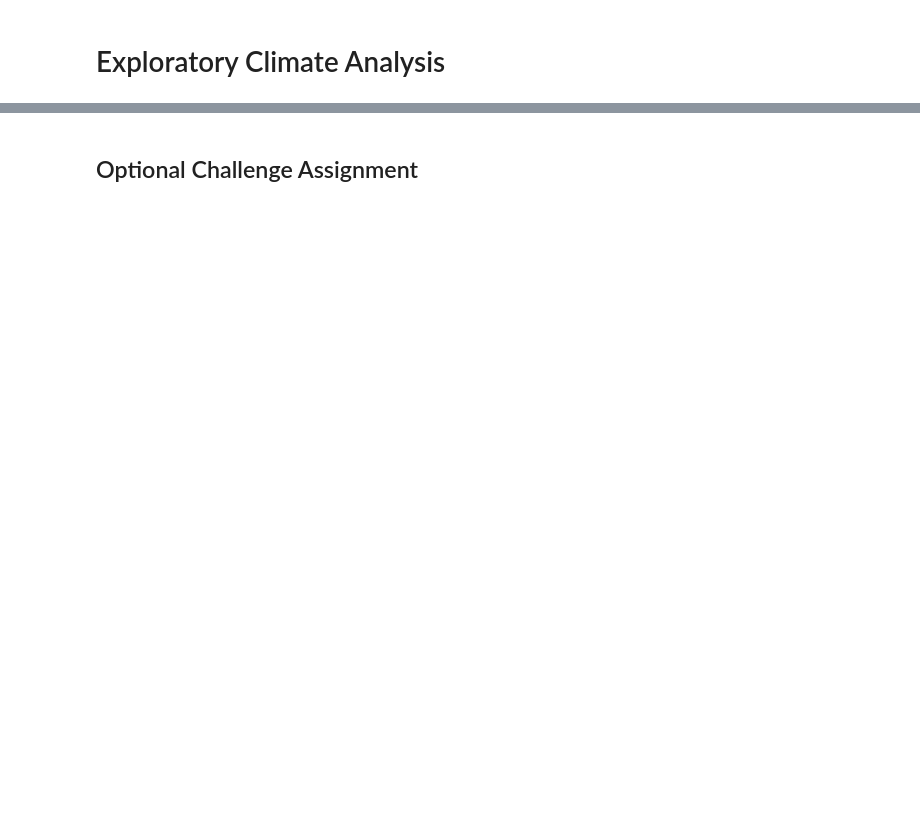
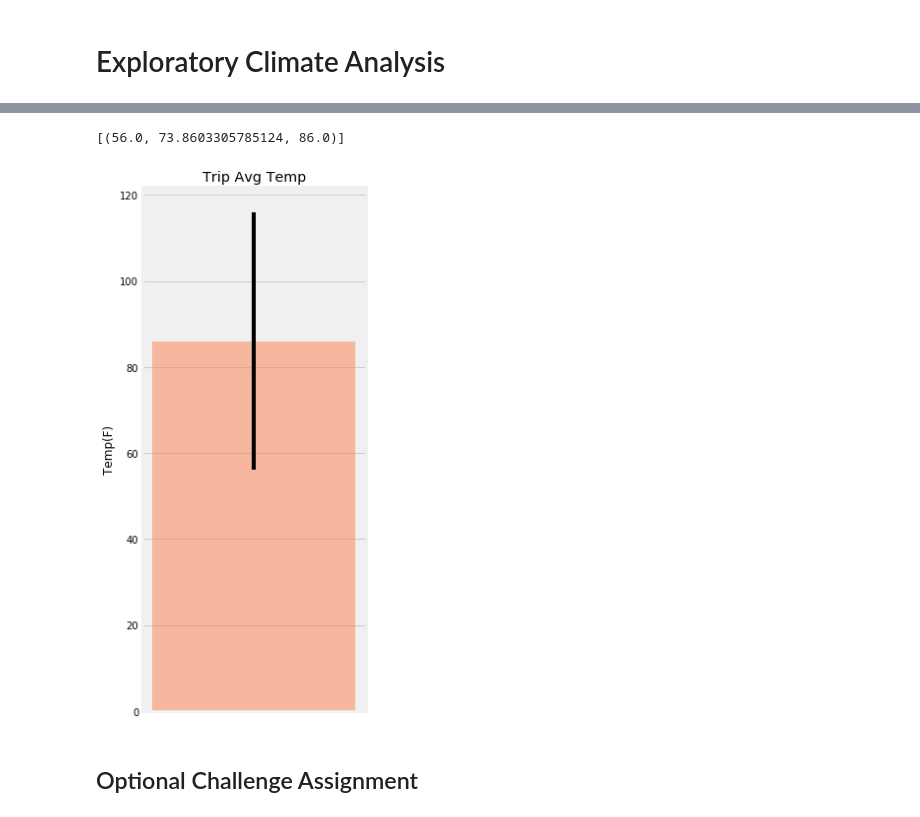
Before and after one commit to Levishantz/HOMEWORK, a Jupyter notebook: SQLITE Assignment/SQLITE_levi_code.ipynb, the cells around one changed output, grey strips where cells are left out. Saved outputs shown, nothing was run; the diff lists cells and outputs as text; code cells hidden in the pictures; blank space fills up the shorter version.

```diff
--- a/SQLITE Assignment/SQLITE_levi_code.ipynb
+++ b/SQLITE Assignment/SQLITE_levi_code.ipynb
@@ -90,3 +222,8 @@ print(calc_temps('2012-02-28', '2012-03-05'))
 # %%
 # Use your previous function `calc_temps` to calculate the tmin, tavg, and tmax
 # for your trip using the previous year's data for those same dates.
+#complete
+bar_data= calc_temps('2015-01-01', '2015-12-31')
+bar_data
+# %% [output]
+[(56.0, 73.8603305785124, 86.0)]
@@ -98,6 +230,30 @@ print(calc_temps('2012-02-28', '2012-03-05'))
 # %%
 # Calculate the total amount of rainfall per weather station for your trip dates using the previous year's matching dates.
 # Sort this in descending order by precipitation amount and list the station, name, latitude, longitude, and elevation
+
+
+#cant set xaxis to a single value
+#cant add black line
+#cant alter the ylabel range
+#cant get the black line to show up
+
+
+fig, ax = plt.subplots(figsize=plt.figaspect(2.))
+
+min_val = 56
+avg_val = 73.8603305785124
+max_val = 86.0
+
+xpos = 1
+y_error = max_val - min_val
+
+my_bar = plt.bar(xpos, max_val, yerr = y_error, alpha=0.5, align="center", color = "coral")
+ax.set(xticks=range(xpos), title=('Trip Avg Temp'), ylabel='Temp(F)')
+
+fig.tight_layout()
+fig.show()
+# %% [output]
+[figure, added]
 # %% [markdown]
 ## Optional Challenge Assignment
 # %%
```
Also changed, not shown: parts of 13 cells of this notebook, 24 other files.
